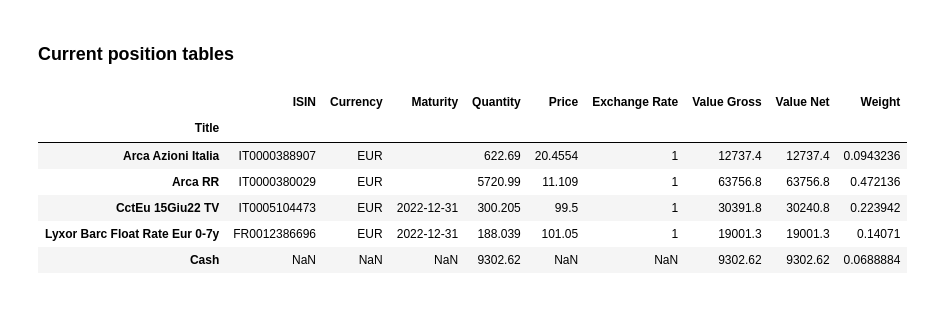
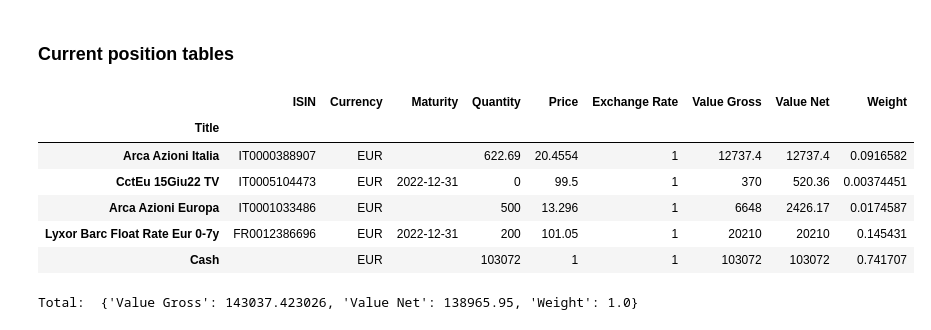
Before and after one commit to alexanderpoplavsky/financial_portfolios, a Jupyter notebook: reporting_demo.ipynb, the cells around one changed output. Cells and saved outputs as stored; diff of their text form; code cells hidden in the pictures.

```diff
--- a/reporting_demo.ipynb
+++ b/reporting_demo.ipynb
@@ -227,12 +246,17 @@ account[name][0].buysell
 ### Current position tables
 # %%
 # Current position.
-account[name][0].portfolio
+positions = account[name][0].positions()
+positions[0]
 # %% [output]
 |  | ISIN | Currency | Maturity | Quantity | Price | Exchange Rate | Value Gross | Value Net | Weight |
 | Title |  |  |  |  |  |  |  |  |  |
-| Arca Azioni Italia | IT0000388907 | EUR |  | 622.69 | 20.4554 | 1 | 12737.4 | 12737.4 | 0.0943236 |
-| Arca RR | IT0000380029 | EUR |  | 5720.99 | 11.109 | 1 | 63756.8 | 63756.8 | 0.472136 |
-| CctEu 15Giu22 TV | IT0005104473 | EUR | 2022-12-31 | 300.205 | 99.5 | 1 | 30391.8 | 30240.8 | 0.223942 |
-| Lyxor Barc Float Rate Eur 0-7y | FR0012386696 | EUR | 2022-12-31 | 188.039 | 101.05 | 1 | 19001.3 | 19001.3 | 0.14071 |
-| Cash | NaN | NaN | NaN | 9302.62 | NaN | NaN | 9302.62 | 9302.62 | 0.0688884 |
+| Arca Azioni Italia | IT0000388907 | EUR |  | 622.69 | 20.4554 | 1 | 12737.4 | 12737.4 | 0.0916582 |
+| CctEu 15Giu22 TV | IT0005104473 | EUR | 2022-12-31 | 0 | 99.5 | 1 | 370 | 520.36 | 0.00374451 |
+| Arca Azioni Europa | IT0001033486 | EUR |  | 500 | 13.296 | 1 | 6648 | 2426.17 | 0.0174587 |
+| Lyxor Barc Float Rate Eur 0-7y | FR0012386696 | EUR | 2022-12-31 | 200 | 101.05 | 1 | 20210 | 20210 | 0.145431 |
+| Cash |  | EUR |  | 103072 | 1 | 1 | 103072 | 103072 | 0.741707 |
+# %%
+print ("Total: ", positions[1])
+# %% [output]
+Total:  {'Value Gross': 143037.423026, 'Value Net': 138965.95, 'Weight': 1.0}
```
Also changed, not shown: parts of 19 cells of this notebook, 1 other file.
